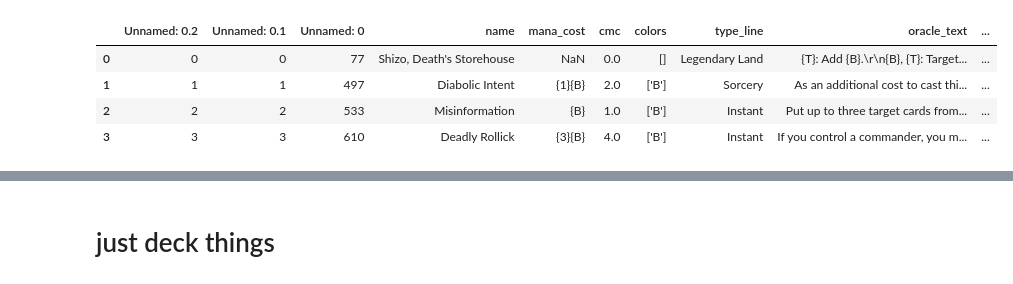
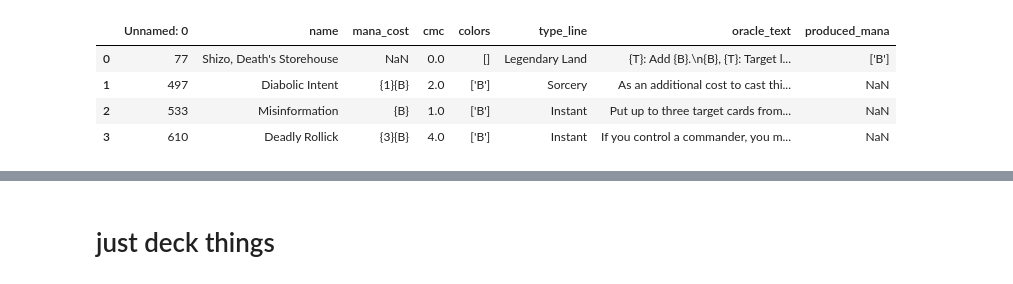
Before and after one commit to agrero/maptoken_mtg, a Jupyter notebook: sampler.ipynb, the cells around one changed output, grey strips where cells are left out. Saved outputs shown, nothing was run; the diff lists cells and outputs as text; code cells hidden in the pictures.

```diff
--- a/sampler.ipynb
+++ b/sampler.ipynb
@@ -9,15 +7,15 @@ import numpy as np
 # %%
 # read in decklist
 # WE ARE RUNNING 21 SWAMPS
 
-decklist = pd.read_csv(os.path.join('data', 'decklist.csv'))
+decklist = pd.read_csv(os.path.join('data', 'gonti,_night_minister.csv'))
 
 sub_ndxs = [0,1,2,3]
 
 decklist.iloc[sub_ndxs,:]
 # %% [output]
-|  | Unnamed: 0.2 | Unnamed: 0.1 | Unnamed: 0 | name | mana_cost | cmc | colors | type_line | oracle_text | ... |
-| 0 | 0 | 0 | 77 | Shizo, Death's Storehouse | NaN | 0.0 | [] | Legendary Land | {T}: Add {B}.\r\n{B}, {T}: Target... | ... |
-| 1 | 1 | 1 | 497 | Diabolic Intent | {1}{B} | 2.0 | ['B'] | Sorcery | As an additional cost to cast thi... | ... |
-| 2 | 2 | 2 | 533 | Misinformation | {B} | 1.0 | ['B'] | Instant | Put up to three target cards from... | ... |
-| 3 | 3 | 3 | 610 | Deadly Rollick | {3}{B} | 4.0 | ['B'] | Instant | If you control a commander, you m... | ... |
+|  | Unnamed: 0 | name | mana_cost | cmc | colors | type_line | oracle_text | produced_mana |
+| 0 | 77 | Shizo, Death's Storehouse | NaN | 0.0 | [] | Legendary Land | {T}: Add {B}.\n{B}, {T}: Target l... | ['B'] |
+| 1 | 497 | Diabolic Intent | {1}{B} | 2.0 | ['B'] | Sorcery | As an additional cost to cast thi... | NaN |
+| 2 | 533 | Misinformation | {B} | 1.0 | ['B'] | Instant | Put up to three target cards from... | NaN |
+| 3 | 610 | Deadly Rollick | {3}{B} | 4.0 | ['B'] | Instant | If you control a commander, you m... | NaN |
```
Also changed, not shown: parts of 10 cells of this notebook, 4 other files.
